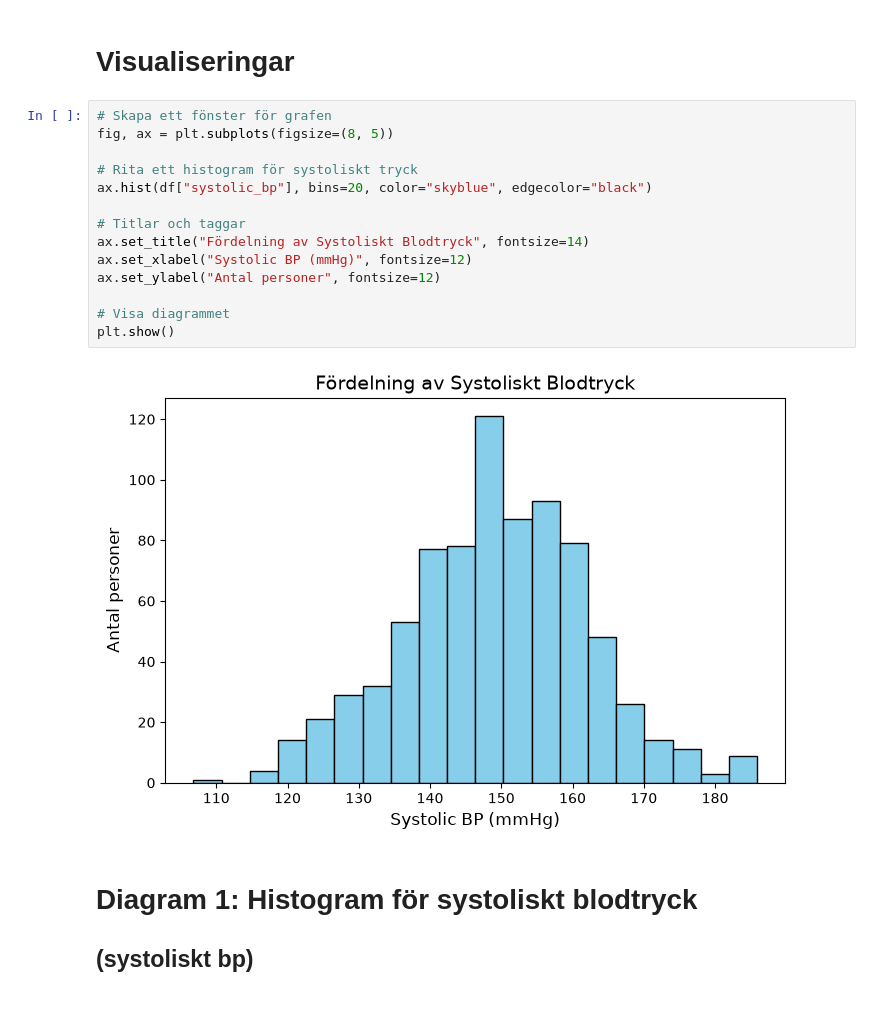
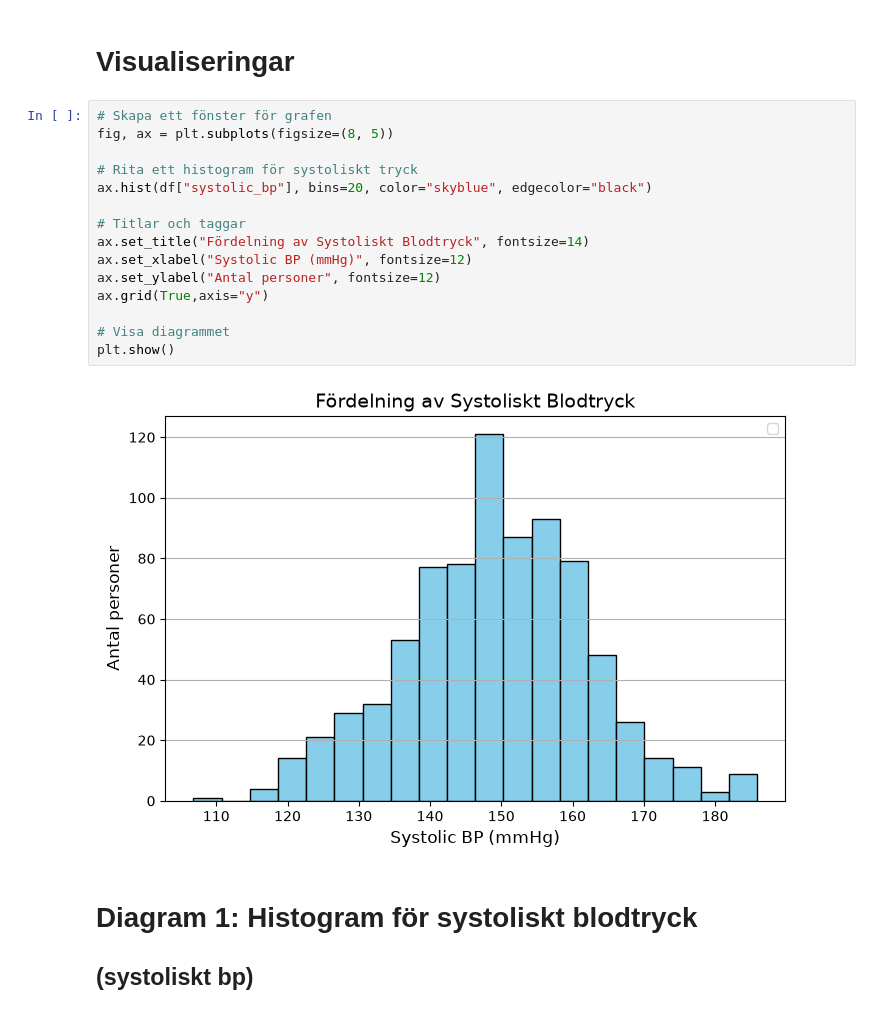
Before and after one commit to onakotsolari1-del/H-lsostudie, a Jupyter notebook: halsostudie.ipynb, the cells around one changed output. Drawn from its saved outputs; the diff is of its cells as text.

```diff
--- a/halsostudie.ipynb
+++ b/halsostudie.ipynb
@@ -60,19 +60,20 @@ df[stats_cols].agg(["mean", "median", "min", "max"])
 # %%
 # Skapa ett fönster för grafen
 fig, ax = plt.subplots(figsize=(8, 5))
 
 # Rita ett histogram för systoliskt tryck
 ax.hist(df["systolic_bp"], bins=20, color="skyblue", edgecolor="black")
 
 # Titlar och taggar
 ax.set_title("Fördelning av Systoliskt Blodtryck", fontsize=14)
 ax.set_xlabel("Systolic BP (mmHg)", fontsize=12)
 ax.set_ylabel("Antal personer", fontsize=12)
+ax.grid(True,axis="y")
 
 # Visa diagrammet
 plt.show()
 # %% [output]
-[figure, old version]
+[figure, new version]
 # %% [markdown]
 # Diagram 1: Histogram för systoliskt blodtryck
 ## (systoliskt bp)
```
Also changed, not shown: parts of 1 cell of this notebook.
